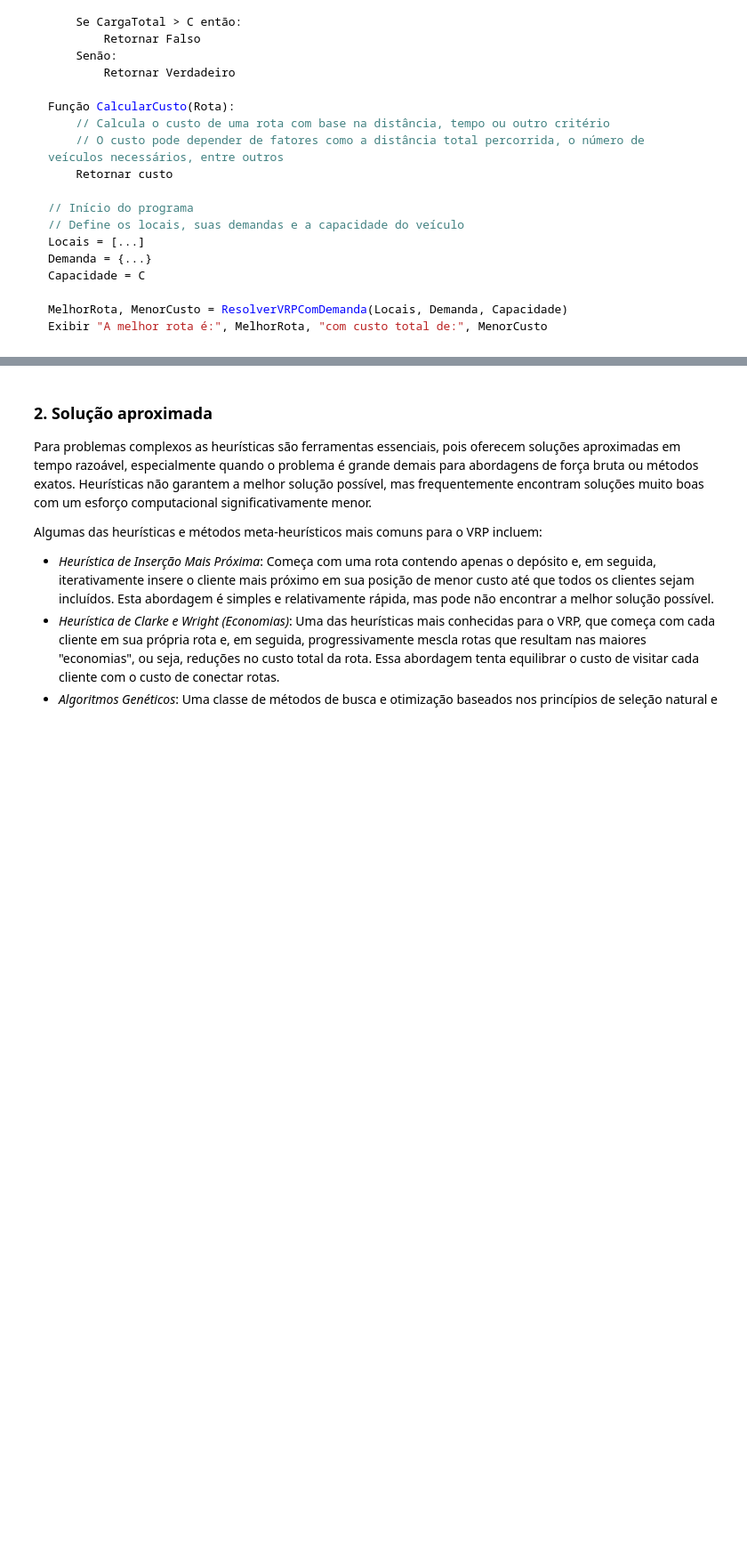
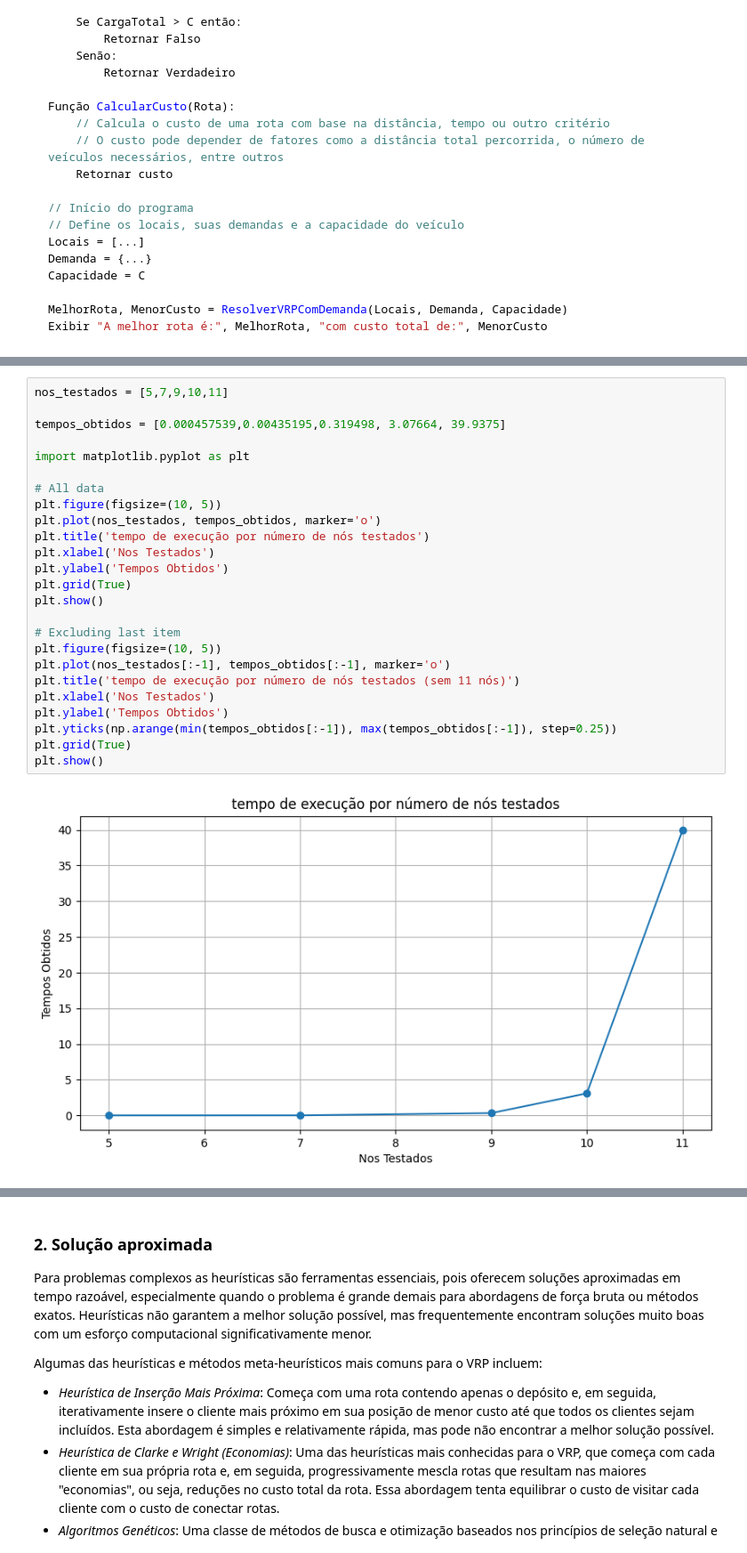
Before and after one commit to Aranh4/supercompfinal, a Jupyter notebook: Supercomp_Projeto_2024.ipynb, the cells around one changed output, grey strips where cells are left out. Shown at 89% size. Cells and saved outputs as stored; diff of their text form; blank space fills up the shorter version.

```diff
--- a/Supercomp_Projeto_2024.ipynb
+++ b/Supercomp_Projeto_2024.ipynb
@@ -297,0 +643,27 @@ Exibir "A melhor rota é:", MelhorRota, "com custo total de:", MenorCusto
+# %%
+nos_testados = [5,7,9,10,11]
+
+tempos_obtidos = [0.000457539,0.00435195,0.319498, 3.07664, 39.9375]
+
+import matplotlib.pyplot as plt
+
+# All data
+plt.figure(figsize=(10, 5))
+plt.plot(nos_testados, tempos_obtidos, marker='o')
+plt.title('tempo de execução por número de nós testados')
+plt.xlabel('Nos Testados')
+plt.ylabel('Tempos Obtidos')
+plt.grid(True)
+plt.show()
+
+# Excluding last item
+plt.figure(figsize=(10, 5))
+plt.plot(nos_testados[:-1], tempos_obtidos[:-1], marker='o')
+plt.title('tempo de execução por número de nós testados (sem 11 nós)')
+plt.xlabel('Nos Testados')
+plt.ylabel('Tempos Obtidos')
+plt.yticks(np.arange(min(tempos_obtidos[:-1]), max(tempos_obtidos[:-1]), step=0.25))
+plt.grid(True)
+plt.show()
+# %% [output]
+[figure, added]
```
Also changed, not shown: parts of 23 cells of this notebook, 10 other files.
